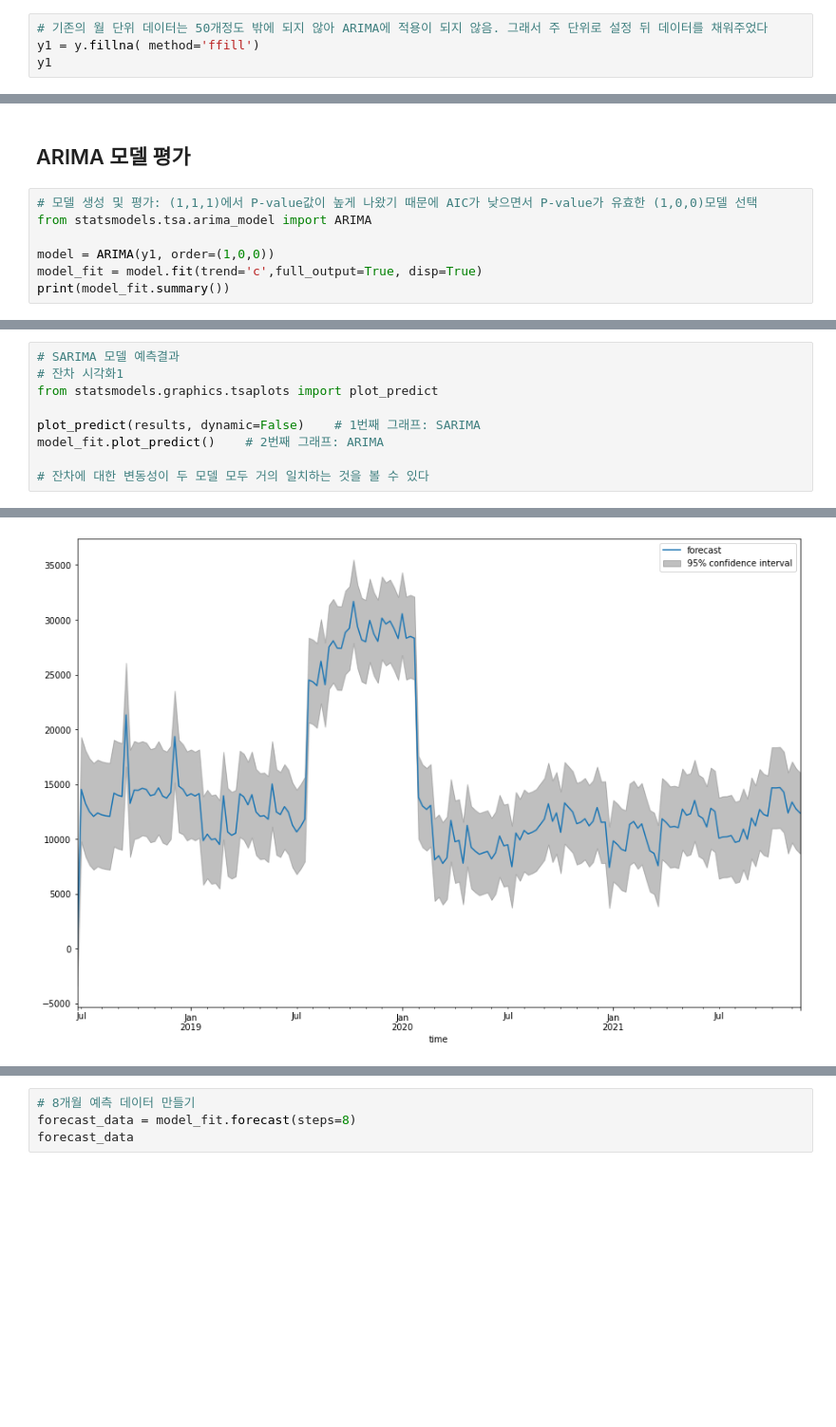
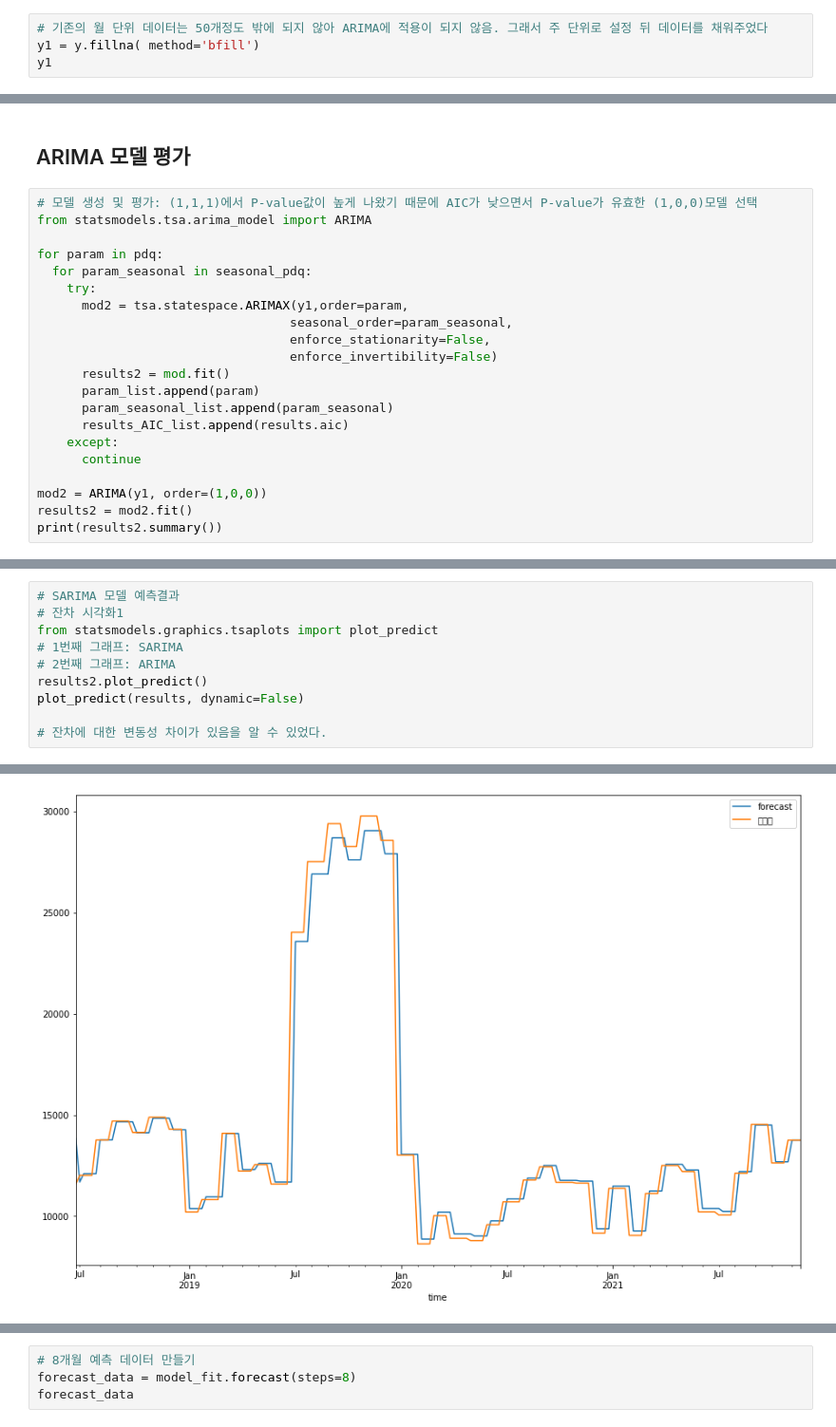
Before and after one commit to jaehyeon1229/Kangnam, a Jupyter notebook: 기계학습과_데이터분석_3차_201704240_전재현.ipynb, the cells around one changed output, grey strips where cells are left out. Shown at 95% size. Drawn from its saved outputs; the diff is of its cells as text; blank space fills up the shorter version.

```diff
--- a/기계학습과_데이터분석_3차_201704240_전재현.ipynb
+++ b/기계학습과_데이터분석_3차_201704240_전재현.ipynb
@@ -200,7 +186,7 @@ y.isnull().sum()
 137
 # %%
 # 기존의 월 단위 데이터는 50개정도 밖에 되지 않아 ARIMA에 적용이 되지 않음. 그래서 주 단위로 설정 뒤 데이터를 채워주었다
-y1 = y.fillna( method='ffill')
+y1 = y.fillna( method='bfill')
 y1
 # %% [output]
 time
@@ -326,7 +312,21 @@ Warnings:
 # 모델 생성 및 평가: (1,1,1)에서 P-value값이 높게 나왔기 때문에 AIC가 낮으면서 P-value가 유효한 (1,0,0)모델 선택
 from statsmodels.tsa.arima_model import ARIMA
 
-model = ARIMA(y1, order=(1,0,0))
-model_fit = model.fit(trend='c',full_output=True, disp=True)
-print(model_fit.summary())
+for param in pdq:
+  for param_seasonal in seasonal_pdq:
+    try:
+      mod2 = tsa.statespace.ARIMAX(y1,order=param,
+                                  seasonal_order=param_seasonal,
+                                  enforce_stationarity=False,
+                                  enforce_invertibility=False)
+      results2 = mod.fit()
+      param_list.append(param)
+      param_seasonal_list.append(param_seasonal)
+      results_AIC_list.append(results.aic)
+    except:
+      continue
+
+mod2 = ARIMA(y1, order=(1,0,0))
+results2 = mod2.fit()
+print(results2.summary())
 # %% [output]
@@ -392,9 +386,10 @@ Successfully installed statsmodels-0.13.5
 # SARIMA 모델 예측결과
 # 잔차 시각화1
 from statsmodels.graphics.tsaplots import plot_predict
+# 1번째 그래프: SARIMA
+# 2번째 그래프: ARIMA
+results2.plot_predict()
+plot_predict(results, dynamic=False)
 
-plot_predict(results, dynamic=False)    # 1번째 그래프: SARIMA
-model_fit.plot_predict()    # 2번째 그래프: ARIMA
-
-# 잔차에 대한 변동성이 두 모델 모두 거의 일치하는 것을 볼 수 있다
+# 잔차에 대한 변동성 차이가 있음을 알 수 있었다.
 # %% [output]
@@ -402 +397 @@ model_fit.plot_predict()    # 2번째 그래프: ARIMA
-[figure, old version]
+[figure, new version]
```
Also changed, not shown: parts of 12 cells of this notebook.
